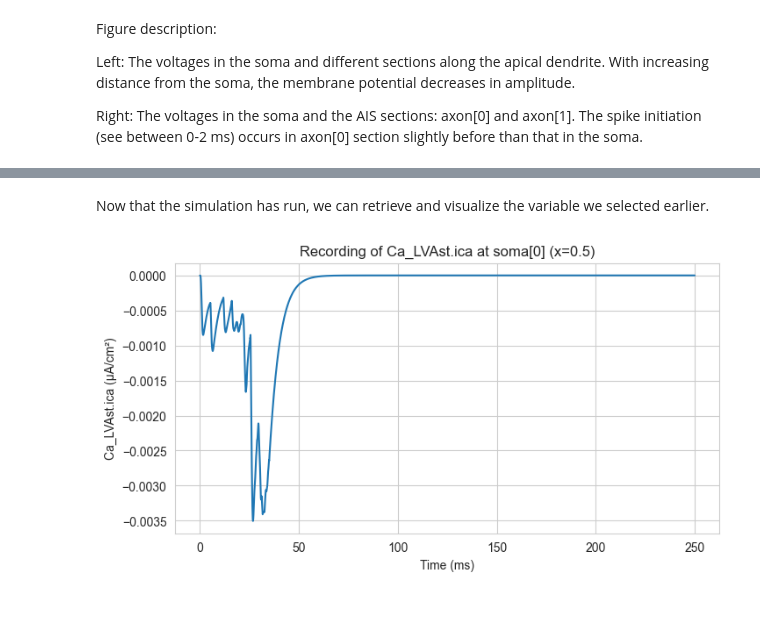
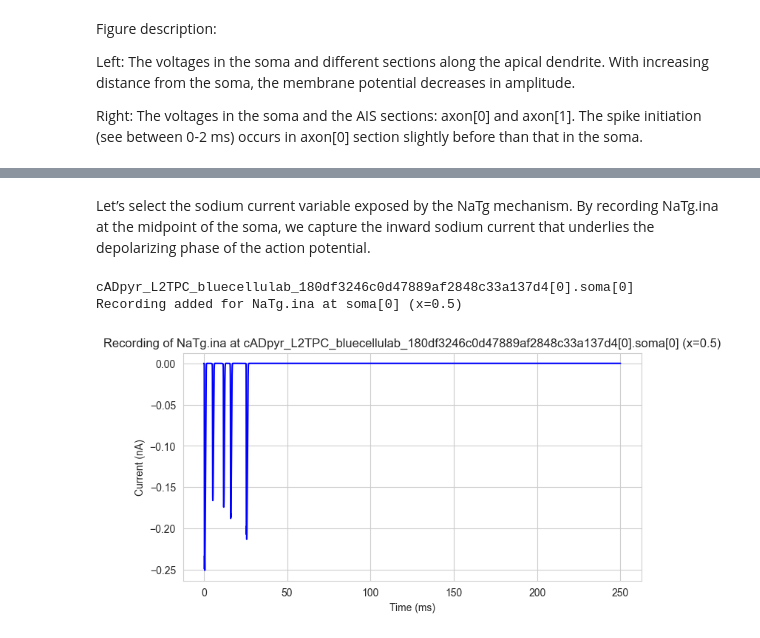
Before and after one commit to openbraininstitute/BlueCelluLab, a Jupyter notebook: examples/1-singlecell/singlecell.ipynb, the cells around one changed output, grey strips where cells are left out. Cells and saved outputs as stored; diff of their text form; code cells hidden in the pictures; blank space fills up the shorter version.

```diff
--- a/examples/1-singlecell/singlecell.ipynb
+++ b/examples/1-singlecell/singlecell.ipynb
@@ -535,9 +458,0 @@ Now that we have our selection, we can register it so that it will be recorded d
-# %%
-# Get the NEURON section object from the cell
-section_name, segx, variable = get_selected_variable()
-section_obj = tools.get_section(cell, section_name)
-print(section_obj)
-# Add the recording
-cell.add_variable_recording(variable, section_obj, segx)
-
-print(f"Recording added for {variable} at {section_name} (x={segx})")
@@ -547,6 +488,14 @@ Recording added for Ca_LVAst.ica at soma[0] (x=0.5)
+# %% [markdown]
+Let’s select the sodium current variable exposed by the NaTg mechanism.
+By recording NaTg.ina at the midpoint of the soma, we capture the inward sodium current that underlies the depolarizing phase of the action potential.
+# %%
+section_obj = tools.get_section(cell, "soma[0]")
+# Add the recording
+cell.add_variable_recording("NaTg.ina", section_obj, 0.5)  # total sodium current
+# %% [output]
+cADpyr_L2TPC_bluecellulab_180df3246c0d47889af2848c33a137d4[0].soma[0]
+Recording added for NaTg.ina at soma[0] (x=0.5)
 # %%
 sim.run(250, cvode=False)
 time = cell.get_time()
 soma_voltage = cell.get_soma_voltage()
-# %% [markdown]
-Now that the simulation has run, we can retrieve and visualize the variable we selected earlier.
@@ -575,32 +502,25 @@ def infer_mech_var_unit(mech, var):
 # %%
 import matplotlib.pyplot as plt
 
+# Recordings
 recorded_trace = cell.get_variable_recording(
-    variable=variable,
+    variable="NaTg.ina",
     section=section_obj,
-    segx=segx_dropdown.value
+    segx=0.5
 )
-
 time_vector = cell.get_time()
 
-# Variable label and unit
-mech = mech_dropdown.value
-var = var_dropdown.value
-unit = infer_mech_var_unit(mech, var)
-
-var_label = f"{var}" if mech == "TOP" else f"{mech}.{var}"
-y_label = f"{var_label} ({unit})"
-
-# Section label
-section_label = f"{section_dropdown.value} (x={segx_dropdown.value})"
+# Labels
+var_label = "NaTg.ina"
+section_label = section_obj.name()
 
 # Plot
 plt.figure(figsize=(8, 4))
-plt.plot(time_vector, recorded_trace)
+plt.plot(time_vector, recorded_trace, color="blue")
 plt.xlabel("Time (ms)")
-plt.ylabel(y_label)
-plt.title(f"Recording of {var_label} at {section_label}")
+plt.ylabel("Current (nA)")
+plt.title(f"Recording of {var_label} at {section_label} (x=0.5)")
 plt.grid(True)
 plt.show()
 # %% [output]
-[figure, old version]
+[figure, new version]
```
Also changed, not shown: parts of 14 cells of this notebook.
